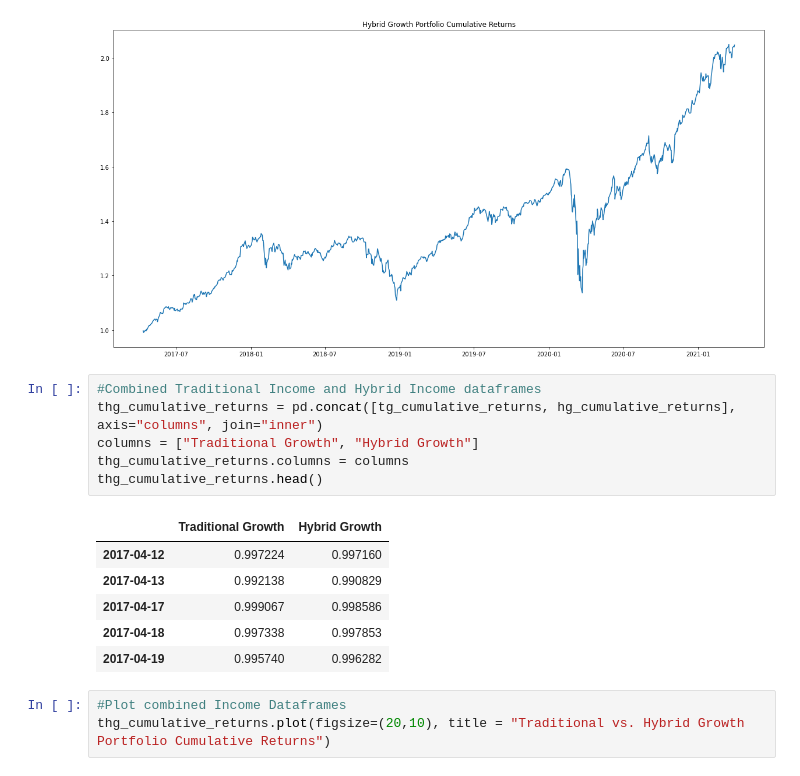
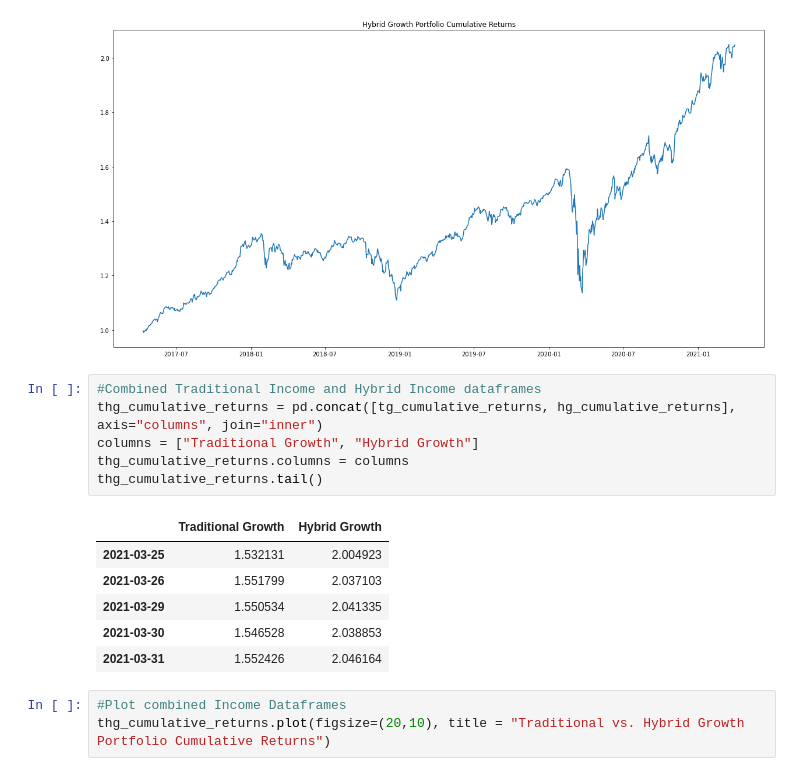
Before and after one commit to hammer888-tech/Project_1, a Jupyter notebook: Project_1B.ipynb, the cells around one changed output. Drawn from its saved outputs; the diff is of its cells as text.

```diff
--- a/Project_1B.ipynb
+++ b/Project_1B.ipynb
@@ -409,16 +410,16 @@ hg_cumulative_returns.plot(figsize=(20,10), title = "Hybrid Growth Portfolio Cum
 # %%
 #Combined Traditional Income and Hybrid Income dataframes
 thg_cumulative_returns = pd.concat([tg_cumulative_returns, hg_cumulative_returns], axis="columns", join="inner")
 columns = ["Traditional Growth", "Hybrid Growth"]
 thg_cumulative_returns.columns = columns
-thg_cumulative_returns.head()
+thg_cumulative_returns.tail()
 # %% [output]
 |  | Traditional Growth | Hybrid Growth |
-| 2017-04-12 | 0.997224 | 0.997160 |
-| 2017-04-13 | 0.992138 | 0.990829 |
-| 2017-04-17 | 0.999067 | 0.998586 |
-| 2017-04-18 | 0.997338 | 0.997853 |
-| 2017-04-19 | 0.995740 | 0.996282 |
+| 2021-03-25 | 1.532131 | 2.004923 |
+| 2021-03-26 | 1.551799 | 2.037103 |
+| 2021-03-29 | 1.550534 | 2.041335 |
+| 2021-03-30 | 1.546528 | 2.038853 |
+| 2021-03-31 | 1.552426 | 2.046164 |
 # %%
 #Plot combined Income Dataframes
 thg_cumulative_returns.plot(figsize=(20,10), title = "Traditional vs. Hybrid Growth Portfolio Cumulative Returns")
```
Also changed, not shown: parts of 10 cells of this notebook.
